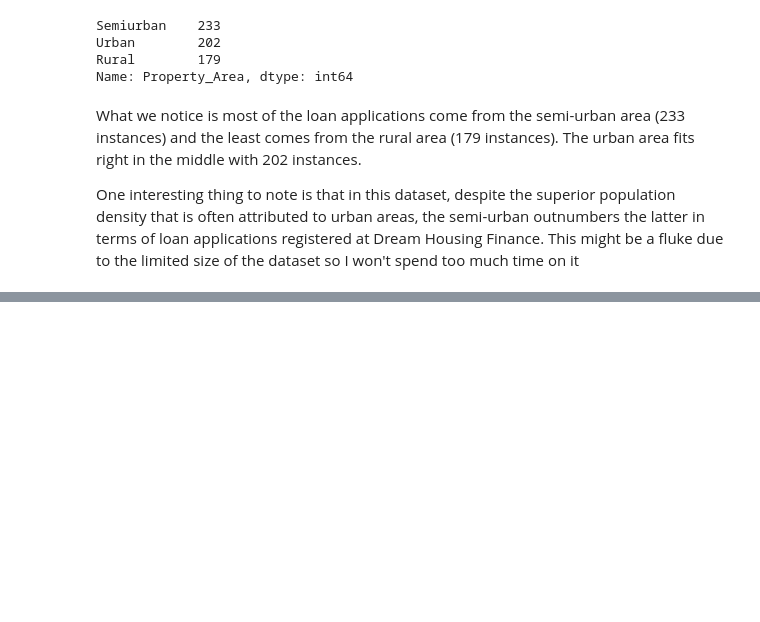
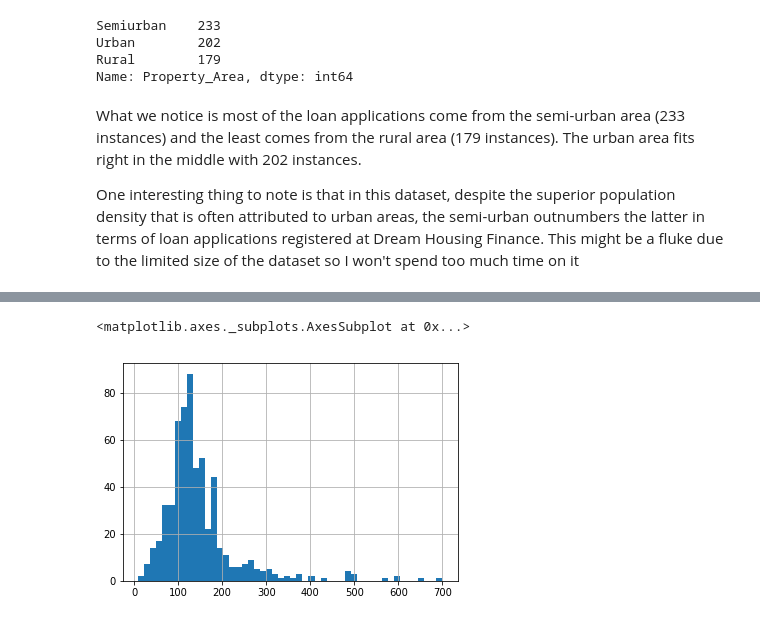
Before and after one commit to ericdasse28/loan-prediction, a Jupyter notebook: Automated Loan Prediction.ipynb, the cells around one changed output, grey strips where cells are left out. Saved outputs shown, nothing was run; the diff lists cells and outputs as text; code cells hidden in the pictures; blank space fills up the shorter version.

```diff
--- a/Automated Loan Prediction.ipynb
+++ b/Automated Loan Prediction.ipynb
@@ -62,0 +94,5 @@ One interesting thing to note is that in this dataset, despite the superior popu
+# %%
+df["LoanAmount"].hist(bins=50)
+# %% [output]
+<matplotlib.axes._subplots.AxesSubplot at 0x...>
+[figure, added]
```
Also changed, not shown: parts of 10 cells of this notebook.
